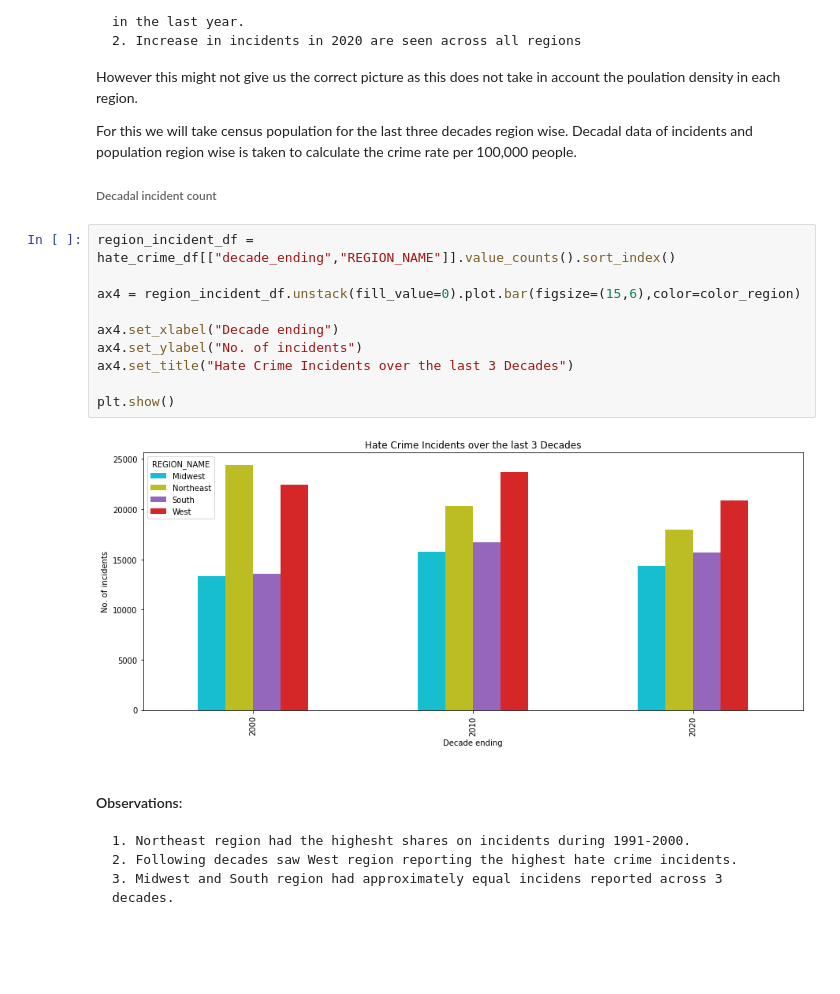
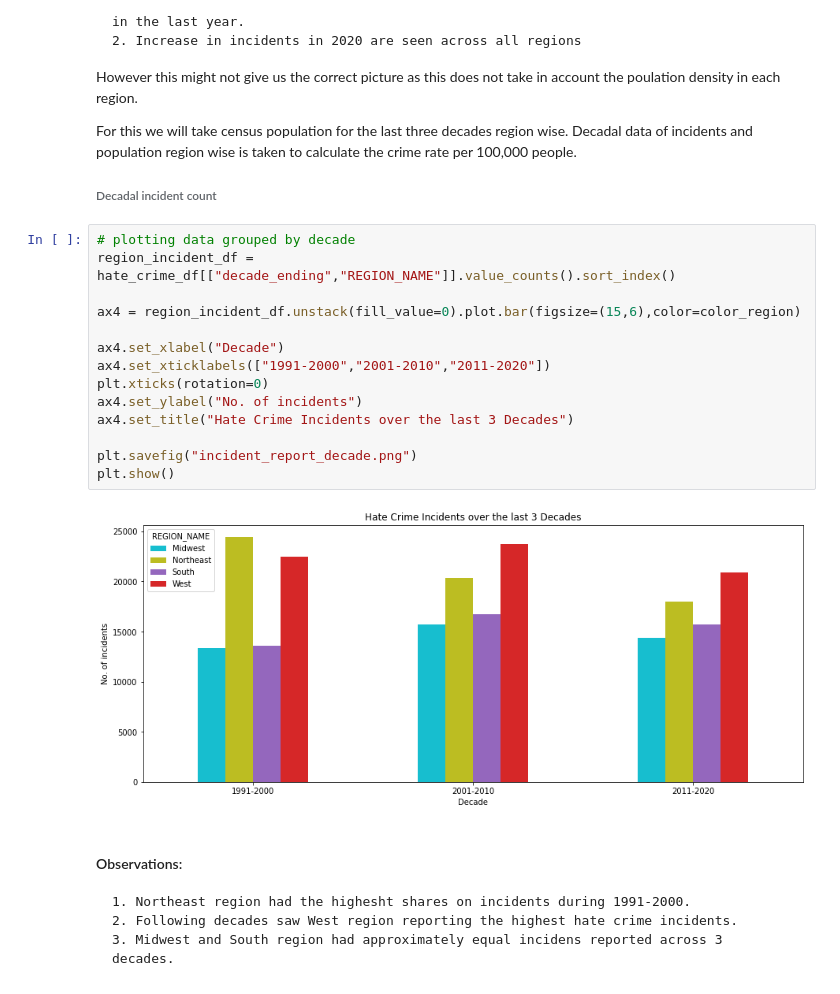
Before and after one commit to artolon/Exploratory_Analysis_Project, a Jupyter notebook: Hate_Crime_Analysis_by_AT_SM.ipynb, the cells around one changed output. Drawn from its saved outputs; the diff is of its cells as text; blank space fills up the shorter version.

```diff
--- a/Hate_Crime_Analysis_by_AT_SM.ipynb
+++ b/Hate_Crime_Analysis_by_AT_SM.ipynb
@@ -270,17 +284,21 @@ For this we will take census population for the last three decades region wise.
 
 ###### Decadal incident count
 # %%
+# plotting data grouped by decade
 region_incident_df = hate_crime_df[["decade_ending","REGION_NAME"]].value_counts().sort_index()
 
 ax4 = region_incident_df.unstack(fill_value=0).plot.bar(figsize=(15,6),color=color_region)
 
-ax4.set_xlabel("Decade ending")
+ax4.set_xlabel("Decade")
+ax4.set_xticklabels(["1991-2000","2001-2010","2011-2020"])
+plt.xticks(rotation=0)
 ax4.set_ylabel("No. of incidents")
 ax4.set_title("Hate Crime Incidents over the last 3 Decades")
 
+plt.savefig("incident_report_decade.png")
 plt.show()
 # %% [output]
-[figure, old version]
+[figure, new version]
 # %% [markdown]
 #### Observations:
     1. Northeast region had the highesht shares on incidents during 1991-2000.
```
Also changed, not shown: parts of 8 cells of this notebook.
